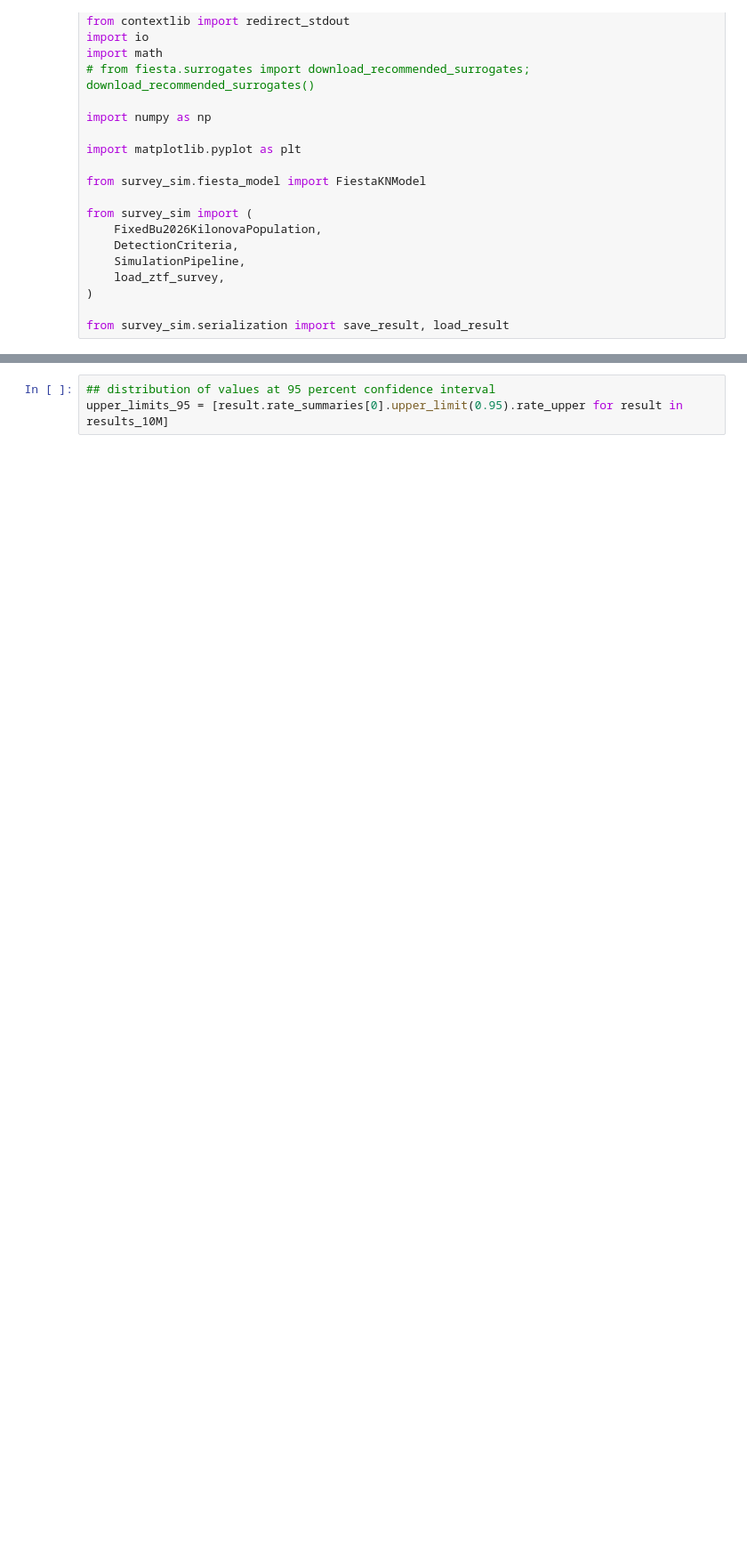
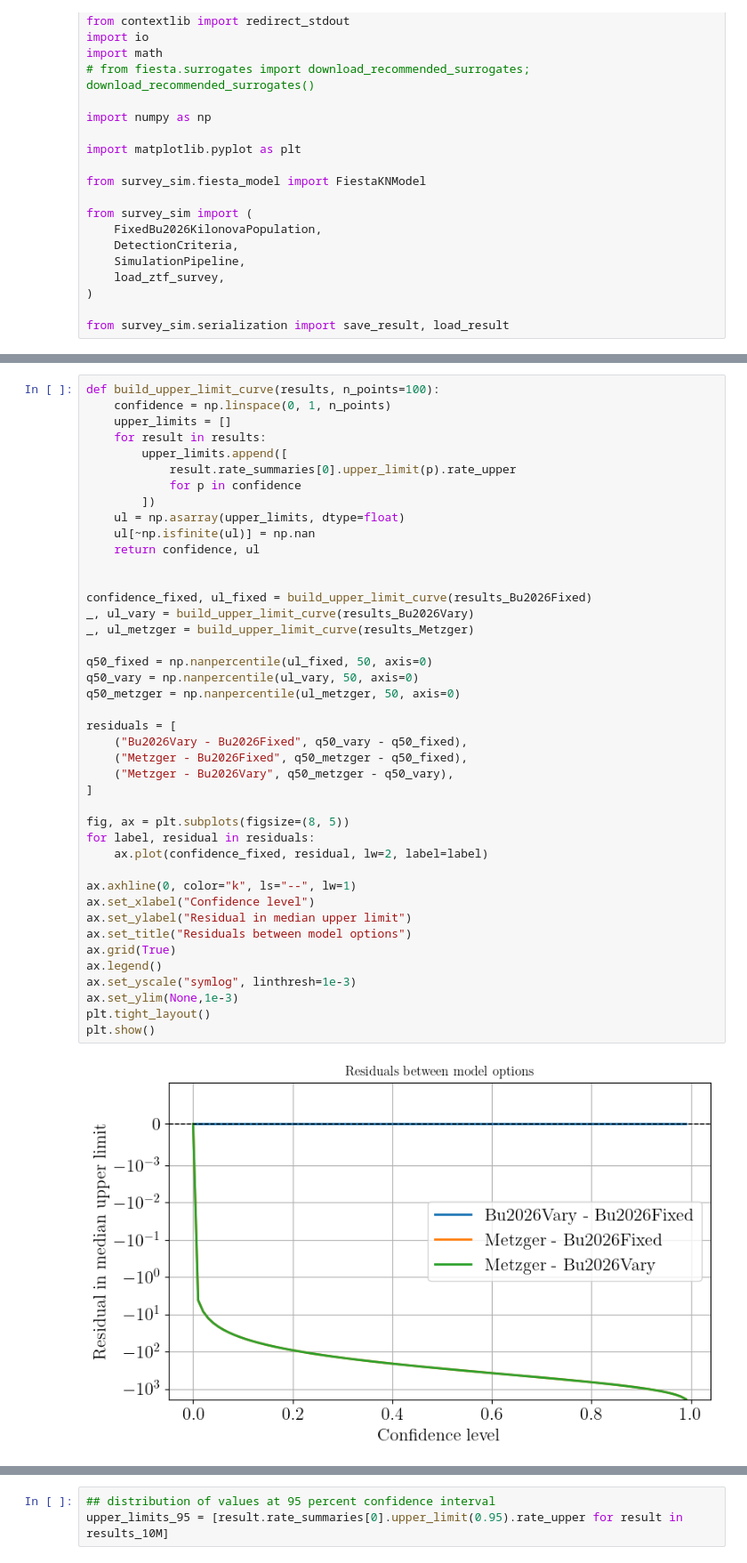
Before and after one commit to tylerbarna/kn-rates, a Jupyter notebook: local_analysis.ipynb, the cells around one changed output, grey strips where cells are left out. Shown at 89% size. Cells and saved outputs as stored; diff of their text form; blank space fills up the shorter version.

```diff
--- a/local_analysis.ipynb
+++ b/local_analysis.ipynb
@@ -80 +216,45 @@ plt.show()
+# %%
+def build_upper_limit_curve(results, n_points=100):
+    confidence = np.linspace(0, 1, n_points)
+    upper_limits = []
+    for result in results:
+        upper_limits.append([
+            result.rate_summaries[0].upper_limit(p).rate_upper
+            for p in confidence
+        ])
+    ul = np.asarray(upper_limits, dtype=float)
+    ul[~np.isfinite(ul)] = np.nan
+    return confidence, ul
+
+
+confidence_fixed, ul_fixed = build_upper_limit_curve(results_Bu2026Fixed)
+_, ul_vary = build_upper_limit_curve(results_Bu2026Vary)
+_, ul_metzger = build_upper_limit_curve(results_Metzger)
+
+q50_fixed = np.nanpercentile(ul_fixed, 50, axis=0)
+q50_vary = np.nanpercentile(ul_vary, 50, axis=0)
+q50_metzger = np.nanpercentile(ul_metzger, 50, axis=0)
+
+residuals = [
+    ("Bu2026Vary - Bu2026Fixed", q50_vary - q50_fixed),
+    ("Metzger - Bu2026Fixed", q50_metzger - q50_fixed),
+    ("Metzger - Bu2026Vary", q50_metzger - q50_vary),
+]
+
+fig, ax = plt.subplots(figsize=(8, 5))
+for label, residual in residuals:
+    ax.plot(confidence_fixed, residual, lw=2, label=label)
+
+ax.axhline(0, color="k", ls="--", lw=1)
+ax.set_xlabel("Confidence level")
+ax.set_ylabel("Residual in median upper limit")
+ax.set_title("Residuals between model options")
+ax.grid(True)
+ax.legend()
+ax.set_yscale("symlog", linthresh=1e-3)
+ax.set_ylim(None,1e-3)
+plt.tight_layout()
+plt.show()
+# %% [output]
+[figure, added]
 # %%
```
Also changed, not shown: parts of 10 cells of this notebook.
